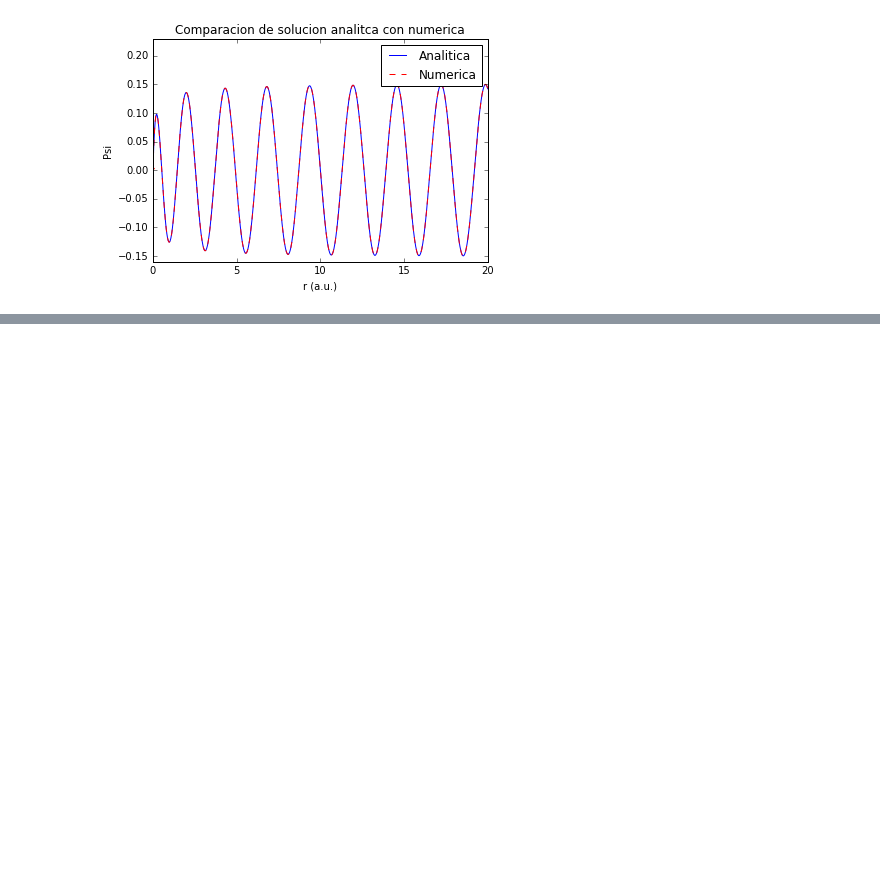
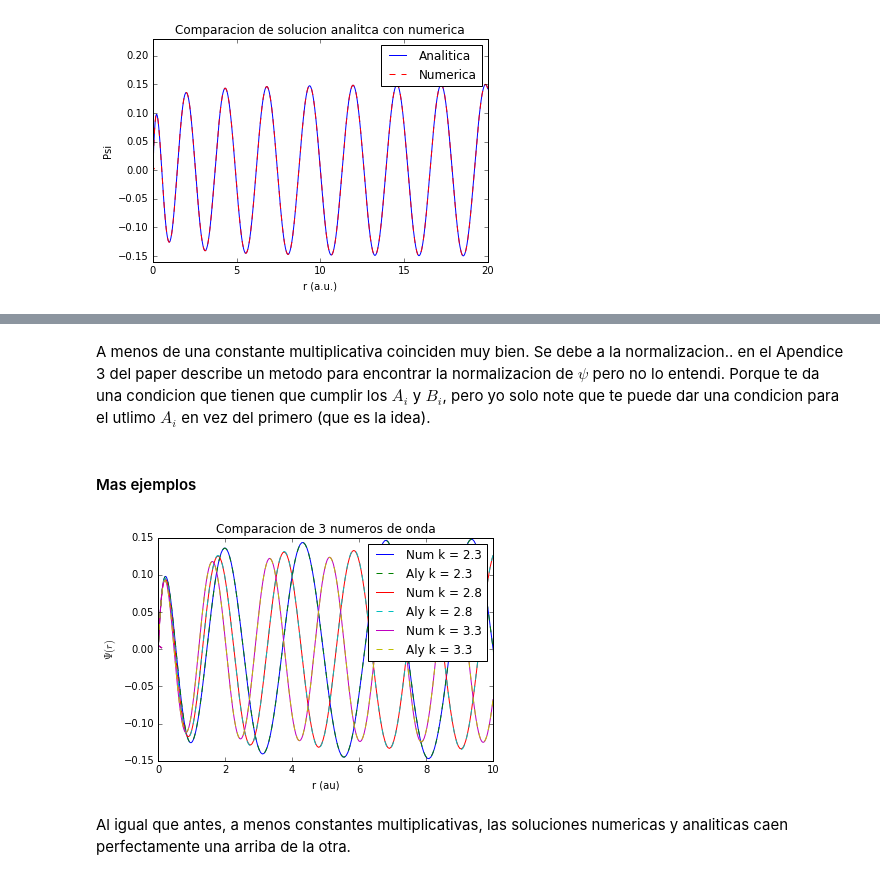
Before and after one commit to nicochunger/E3, a Jupyter notebook: Trabajo_Final_Estructura3_Nicolas_Unger.ipynb, the cells around one changed output, grey strips where cells are left out. Saved outputs shown, nothing was run; the diff lists cells and outputs as text; code cells hidden in the pictures; blank space fills up the shorter version.

```diff
--- a/Trabajo_Final_Estructura3_Nicolas_Unger.ipynb
+++ b/Trabajo_Final_Estructura3_Nicolas_Unger.ipynb
@@ -160,0 +156,42 @@ A menos de una constante multiplicativa coinciden muy bien. Se debe a la normali
+# %% [markdown]
+A menos de una constante multiplicativa coinciden muy bien. Se debe a la normalizacion.. en el Apendice 3 del paper describe un metodo para encontrar la normalizacion de $\psi$ pero no lo entendi. Porque te da una condicion que tienen que cumplir los $A_i$ y $B_i$, pero yo solo note que te puede dar una condicion para el utlimo $A_i$ en vez del primero (que es la idea).
+# %% [markdown]
+#### Mas ejemplos
+# %%
+k = [2.3, 2.8, 3.3]
+# %%
+# Solucion Numerica
+
+path = "Datos_Coulomb\\"
+
+psi_k_num = []
+r_k_num = []
+
+for i in range(3):
+    psi_k_num.append(np.loadtxt(path + "psi_k"+str(i)+".csv", delimiter=','))
+    r_k_num.append(np.loadtxt(path + "r_k"+str(i)+".csv", delimiter=','))
+# %%
+# Solucion Analitica
+
+psi_k_aly = np.zeros([3,nsize], dtype=complex)
+
+for i in range(3):
+    for j in range(nsize):
+        psi_k_aly[i][j] = x[j] * R_analytic(k[i],lq,zq,x[j]).evalf()
+# %%
+c = [0.423, 0.345, 0.295]
+
+for i in range(3):
+    plt.plot(r_k_num[i], c[i]*psi_k_num[i], label="Num k = "+str(k[i]))
+    plt.plot(x, psi_k_aly[i].real, '--', label="Aly k = "+str(k[i]))
+
+plt.xlim([0, 10])
+plt.xlabel("r (au)")
+plt.ylabel("$\Psi(r)$")
+plt.title("Comparacion de 3 numeros de onda")
+plt.legend()
+plt.show()
+# %% [output]
+[figure, added]
+# %% [markdown]
+Al igual que antes, a menos constantes multiplicativas, las soluciones numericas y analiticas caen perfectamente una arriba de la otra.
```
Also changed, not shown: parts of 21 cells of this notebook, 27 other files.
